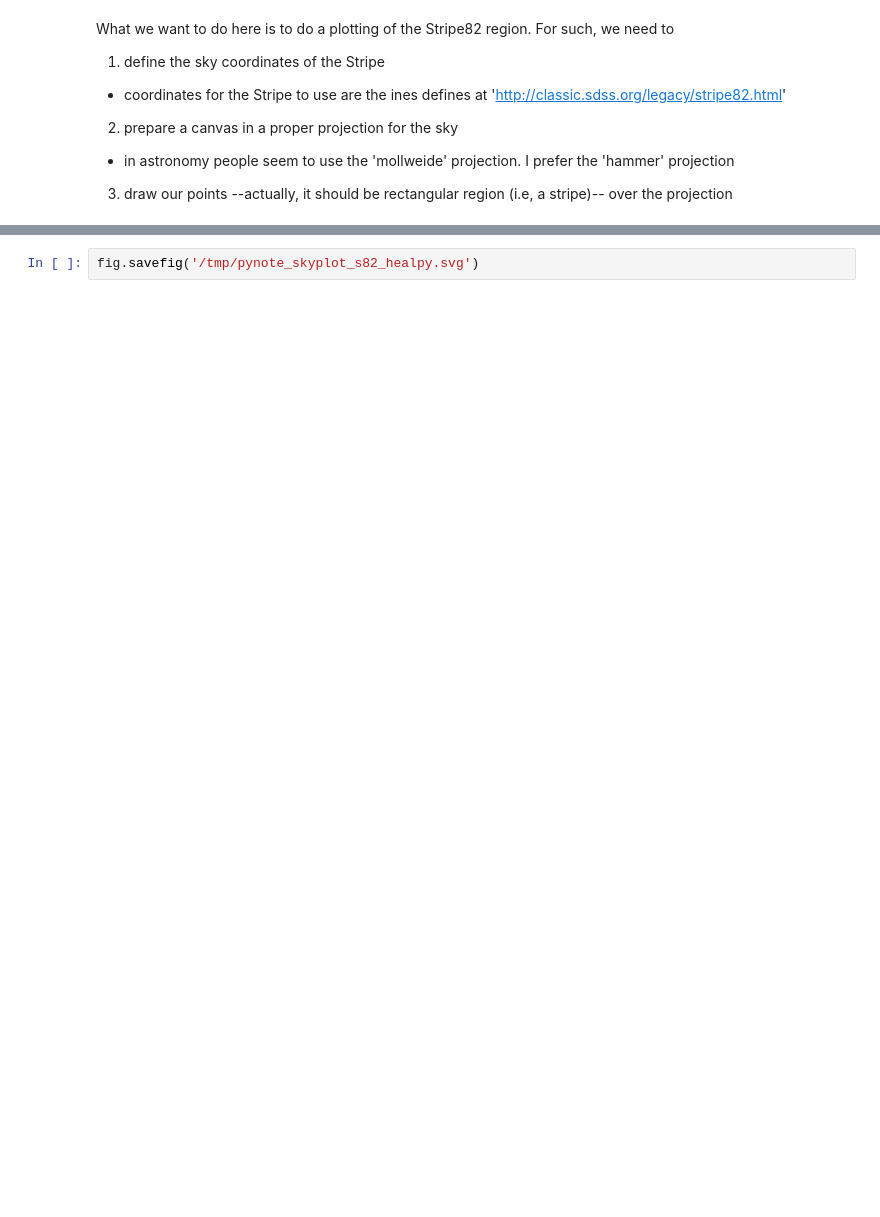
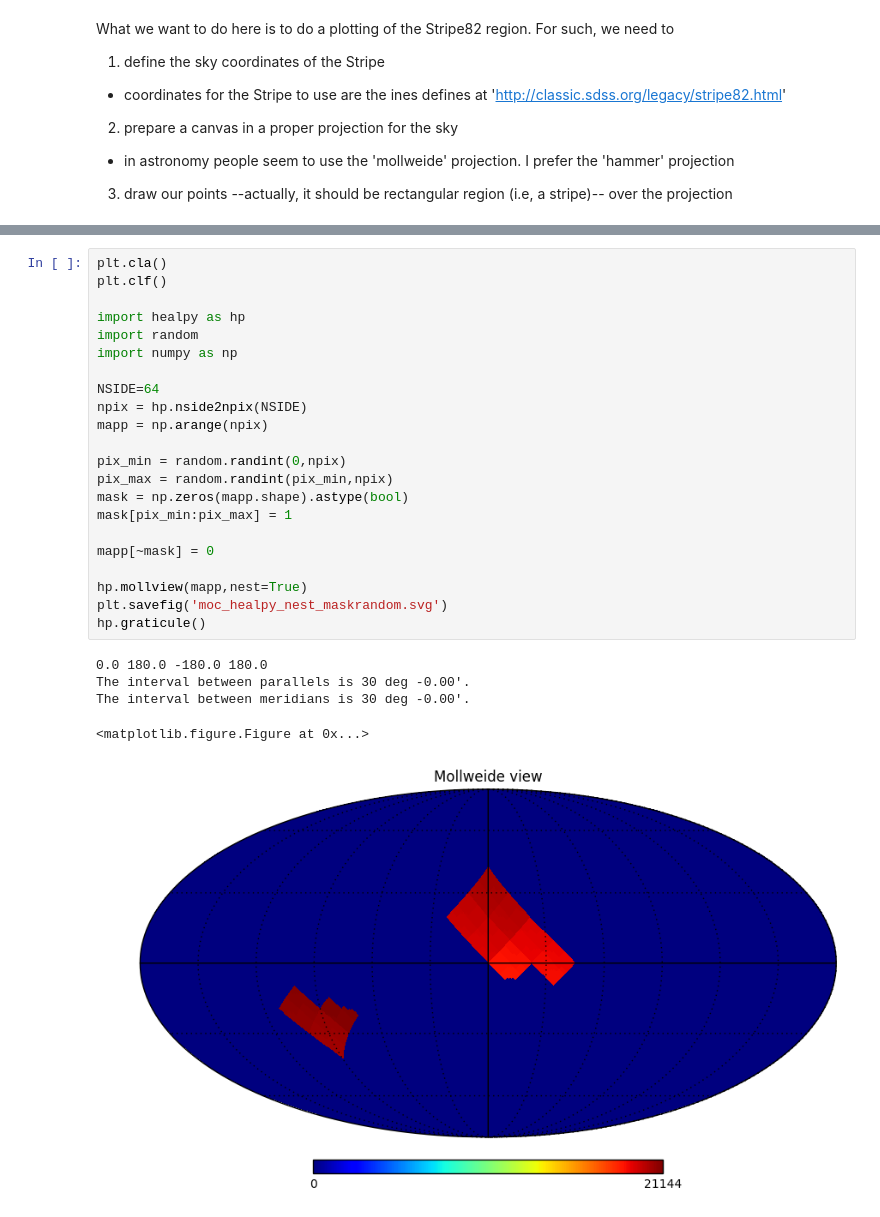
Before and after one commit to chbrandt/pynotes, a Jupyter notebook: plot/sky_projection/plot_skyprojection_stripe82_healpy.ipynb, the cells around one changed output, grey strips where cells are left out. Cells and saved outputs as stored; diff of their text form; blank space fills up the shorter version.

```diff
--- a/plot/sky_projection/plot_skyprojection_stripe82_healpy.ipynb
+++ b/plot/sky_projection/plot_skyprojection_stripe82_healpy.ipynb
@@ -34,2 +35,28 @@ The interval between meridians is 30 deg -0.00'.
-# %%
-fig.savefig('/tmp/pynote_skyplot_s82_healpy.svg')
+# %%
+plt.cla()
+plt.clf()
+
+import healpy as hp
+import random
+import numpy as np
+
+NSIDE=64
+npix = hp.nside2npix(NSIDE)
+mapp = np.arange(npix)
+
+pix_min = random.randint(0,npix)
+pix_max = random.randint(pix_min,npix)
+mask = np.zeros(mapp.shape).astype(bool)
+mask[pix_min:pix_max] = 1
+
+mapp[~mask] = 0
+
+hp.mollview(mapp,nest=True)
+plt.savefig('moc_healpy_nest_maskrandom.svg')
+hp.graticule()
+# %% [output]
+0.0 180.0 -180.0 180.0
+The interval between parallels is 30 deg -0.00'.
+The interval between meridians is 30 deg -0.00'.
+<matplotlib.figure.Figure at 0x...>
+[figure, added]
```
Also changed, not shown: parts of 2 cells of this notebook, 2 other files.
